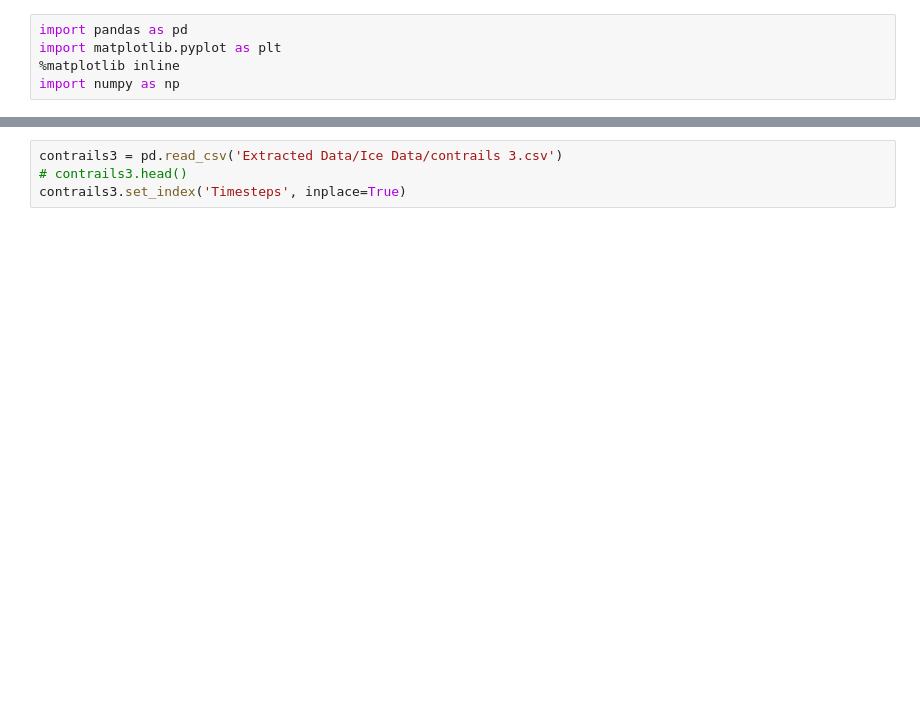
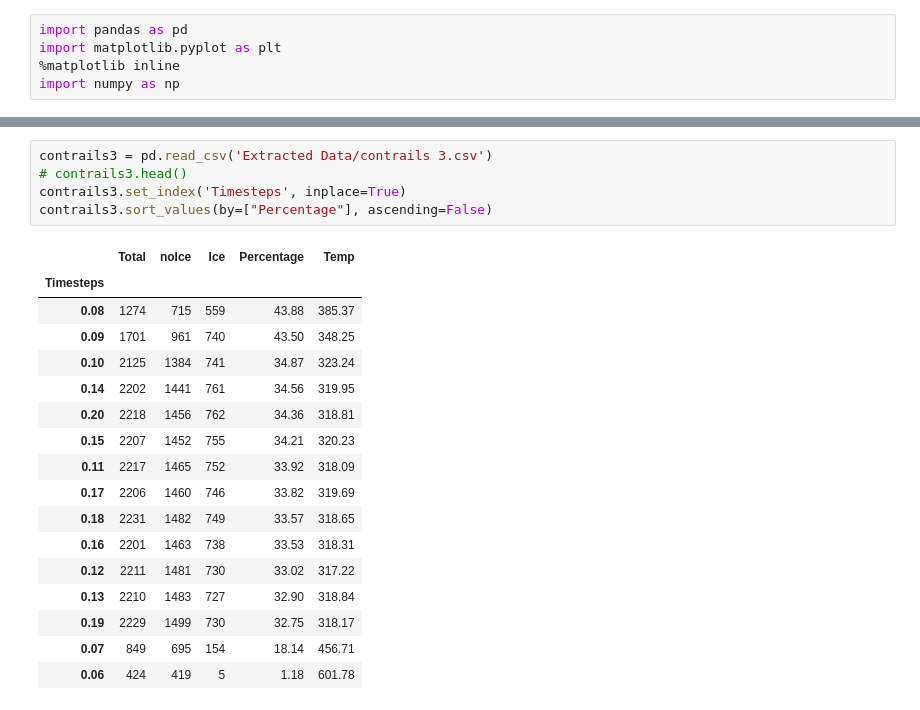
Before and after one commit to nafiul-nipu/Contrails-Python, a Jupyter notebook: contrails preprocessing/IceDataVisualization.ipynb, the cells around one changed output, grey strips where cells are left out. Drawn from its saved outputs; the diff is of its cells as text; blank space fills up the shorter version.

```diff
--- a/contrails preprocessing/IceDataVisualization.ipynb
+++ b/contrails preprocessing/IceDataVisualization.ipynb
@@ -14,5 +52,24 @@ contrails2.set_index('Timesteps', inplace=True)
 # %%
-contrails3 = pd.read_csv('Extracted Data/Ice Data/contrails 3.csv')
+contrails3 = pd.read_csv('Extracted Data/contrails 3.csv')
 # contrails3.head()
 contrails3.set_index('Timesteps', inplace=True)
+contrails3.sort_values(by=["Percentage"], ascending=False)
+# %% [output]
+|  | Total | noIce | Ice | Percentage | Temp |
+| Timesteps |  |  |  |  |  |
+| 0.08 | 1274 | 715 | 559 | 43.88 | 385.37 |
+| 0.09 | 1701 | 961 | 740 | 43.50 | 348.25 |
+| 0.10 | 2125 | 1384 | 741 | 34.87 | 323.24 |
+| 0.14 | 2202 | 1441 | 761 | 34.56 | 319.95 |
+| 0.20 | 2218 | 1456 | 762 | 34.36 | 318.81 |
+| 0.15 | 2207 | 1452 | 755 | 34.21 | 320.23 |
+| 0.11 | 2217 | 1465 | 752 | 33.92 | 318.09 |
+| 0.17 | 2206 | 1460 | 746 | 33.82 | 319.69 |
+| 0.18 | 2231 | 1482 | 749 | 33.57 | 318.65 |
+| 0.16 | 2201 | 1463 | 738 | 33.53 | 318.31 |
+| 0.12 | 2211 | 1481 | 730 | 33.02 | 317.22 |
+| 0.13 | 2210 | 1483 | 727 | 32.90 | 318.84 |
+| 0.19 | 2229 | 1499 | 730 | 32.75 | 318.17 |
+| 0.07 | 849 | 695 | 154 | 18.14 | 456.71 |
+| 0.06 | 424 | 419 | 5 | 1.18 | 601.78 |
 # %%
```
Also changed, not shown: parts of 3 cells of this notebook, 7 other files.
